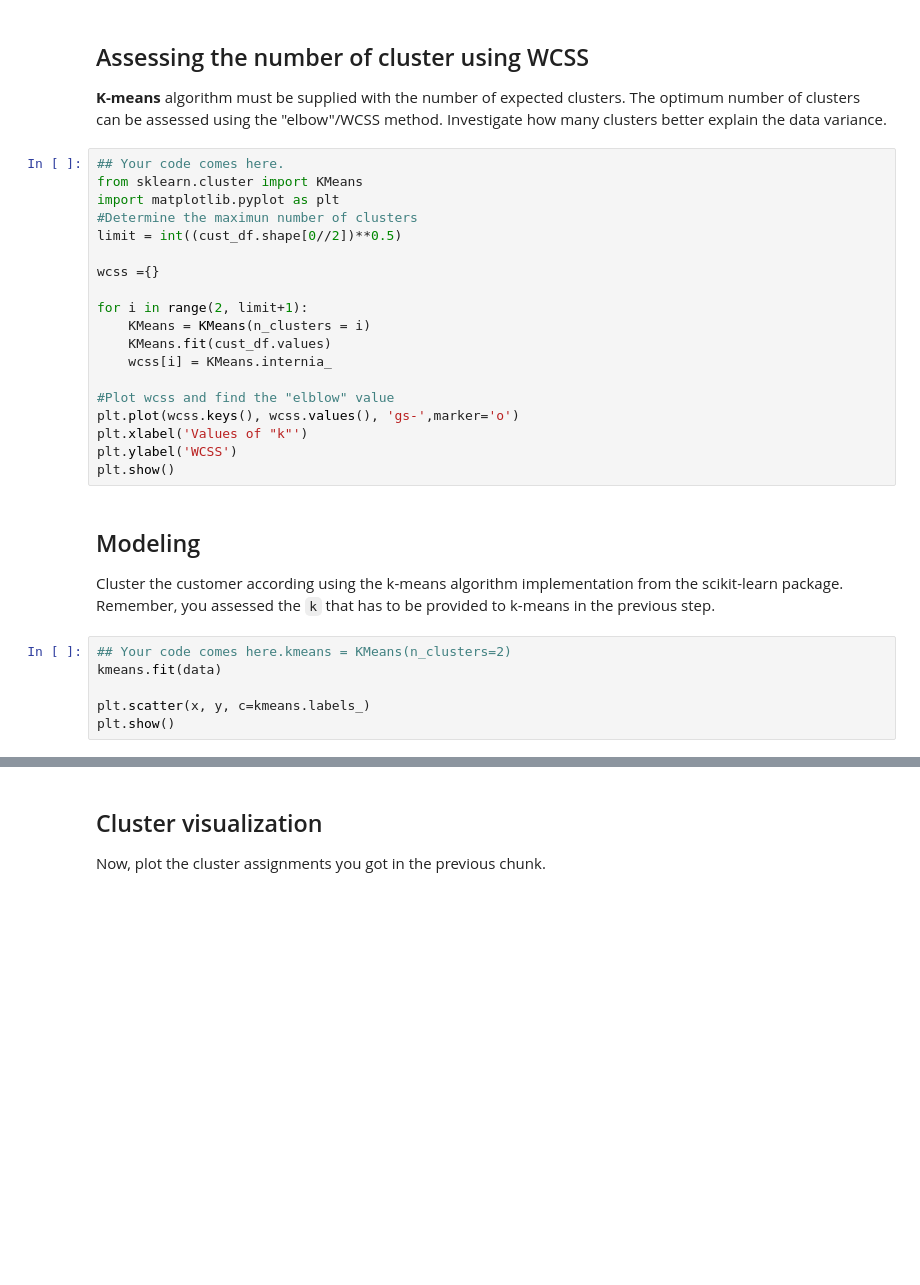
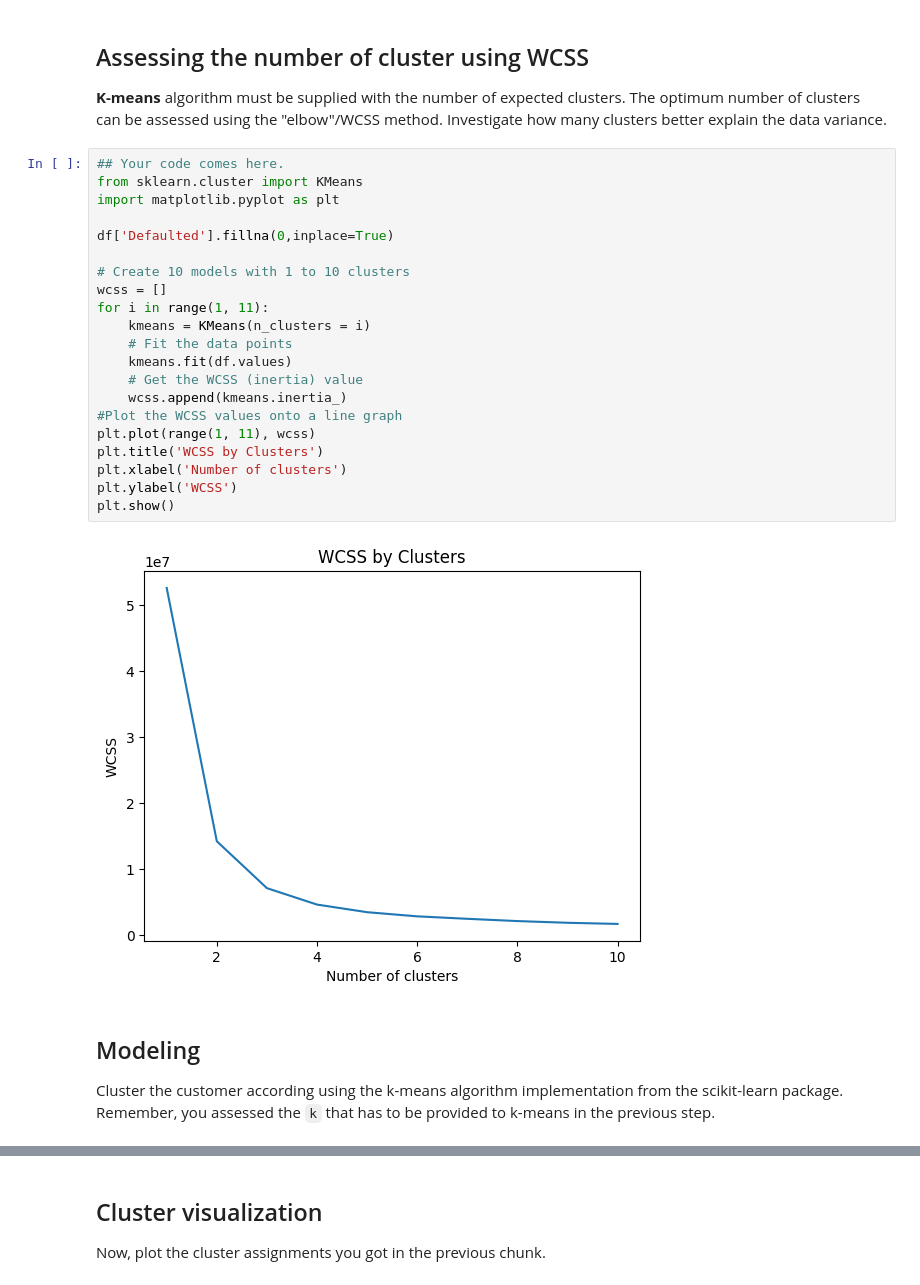
Before and after one commit to MADS-PY-R-2021/clustering-challenge-SedarKorka, a Jupyter notebook: clustering_challenge.ipynb, the cells around one changed output, grey strips where cells are left out. Saved outputs shown, nothing was run; the diff lists cells and outputs as text; blank space fills up the shorter version.

Commit message:
Modeling

```diff
--- a/clustering_challenge.ipynb
+++ b/clustering_challenge.ipynb
@@ -76,29 +82,27 @@ array([[ 0.74291541,  0.31212243, -0.37878978, ..., -0.59048916,
 # %%
 ## Your code comes here.
 from sklearn.cluster import KMeans
 import matplotlib.pyplot as plt
-#Determine the maximun number of clusters
-limit = int((cust_df.shape[0//2])**0.5)
 
-wcss ={}
+df['Defaulted'].fillna(0,inplace=True)
 
-for i in range(2, limit+1):
-    KMeans = KMeans(n_clusters = i)
-    KMeans.fit(cust_df.values)
-    wcss[i] = KMeans.internia_
-
-#Plot wcss and find the "elblow" value
-plt.plot(wcss.keys(), wcss.values(), 'gs-',marker='o')
-plt.xlabel('Values of "k"')
+# Create 10 models with 1 to 10 clusters
+wcss = []
+for i in range(1, 11):
+    kmeans = KMeans(n_clusters = i)
+    # Fit the data points
+    kmeans.fit(df.values)
+    # Get the WCSS (inertia) value
+    wcss.append(kmeans.inertia_)
+#Plot the WCSS values onto a line graph
+plt.plot(range(1, 11), wcss)
+plt.title('WCSS by Clusters')
+plt.xlabel('Number of clusters')
 plt.ylabel('WCSS')
 plt.show()
+# %% [output]
+[figure, added]
 # %% [markdown]
 ## Modeling
 
 Cluster the customer according using the k-means algorithm implementation from the scikit-learn package. Remember, you assessed the `k` that has to be provided to k-means in the previous step.
-# %%
-## Your code comes here.kmeans = KMeans(n_clusters=2)
-kmeans.fit(data)
-
-plt.scatter(x, y, c=kmeans.labels_)
-plt.show()
```
Also changed, not shown: parts of 2 cells of this notebook.
